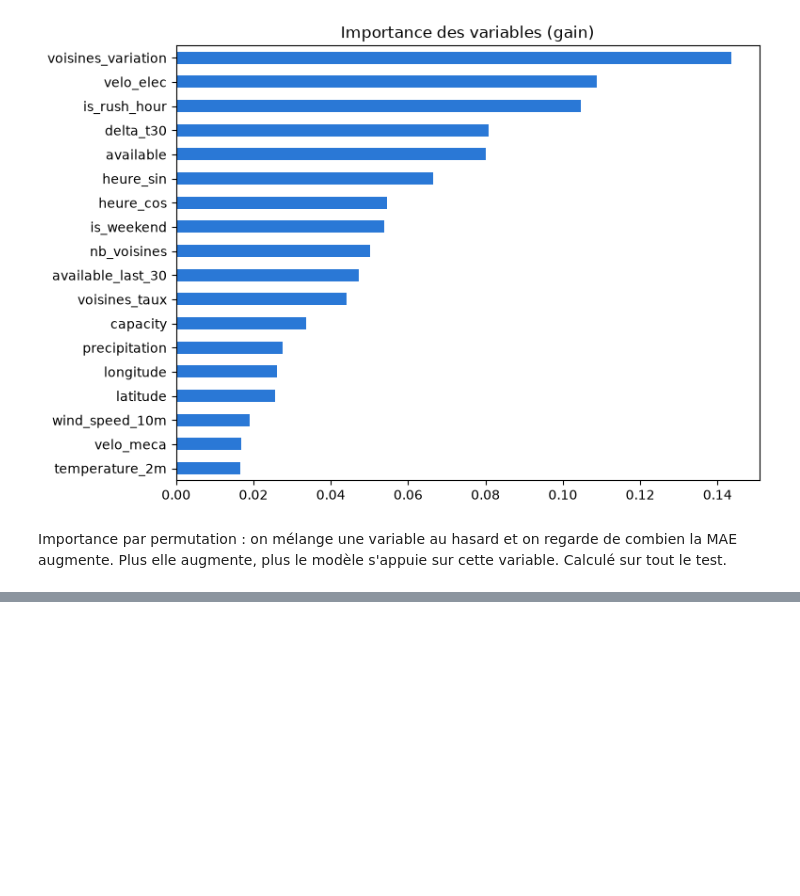
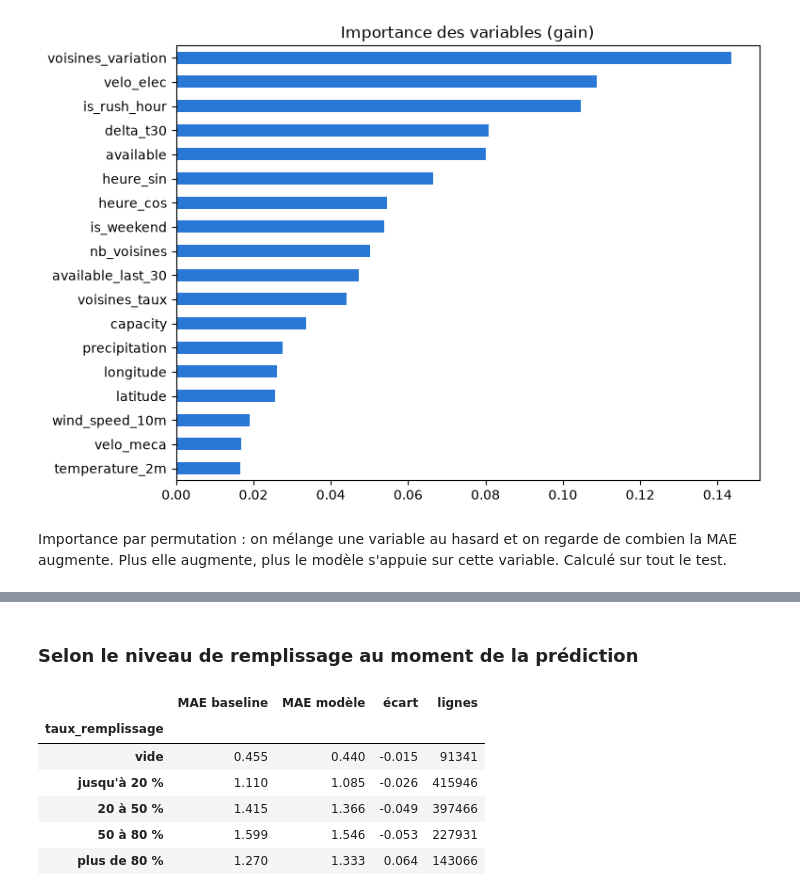
Before and after one commit to PorcherLeo/ProjetDataScience, a Jupyter notebook: 02-modelisation.ipynb, the cells around one changed output, grey strips where cells are left out. Saved outputs shown, nothing was run; the diff lists cells and outputs as text; code cells hidden in the pictures; blank space fills up the shorter version.

```diff
--- a/02-modelisation.ipynb
+++ b/02-modelisation.ipynb
@@ -1282,0 +1347,18 @@ Cette conclusion sera à compléter avec l'importance des variables et l'analyse
+# %% [markdown]
+### Selon le niveau de remplissage au moment de la prédiction
+# %%
+niveau = pd.cut(
+    test["taux_remplissage"],
+    [-0.001, 0, 0.2, 0.5, 0.8, float("inf")],
+    labels=["vide", "jusqu'à 20 %", "20 à 50 %", "50 à 80 %", "plus de 80 %"],
+)
+par_niveau = erreurs_par(niveau)
+par_niveau
+# %% [output]
+|  | MAE baseline | MAE modèle | écart | lignes |
+| taux_remplissage |  |  |  |  |
+| vide | 0.455 | 0.440 | -0.015 | 91341 |
+| jusqu'à 20 % | 1.110 | 1.085 | -0.026 | 415946 |
+| 20 à 50 % | 1.415 | 1.366 | -0.049 | 397466 |
+| 50 à 80 % | 1.599 | 1.546 | -0.053 | 227931 |
+| plus de 80 % | 1.270 | 1.333 | 0.064 | 143066 |
```
Also changed, not shown: parts of 17 cells of this notebook.
